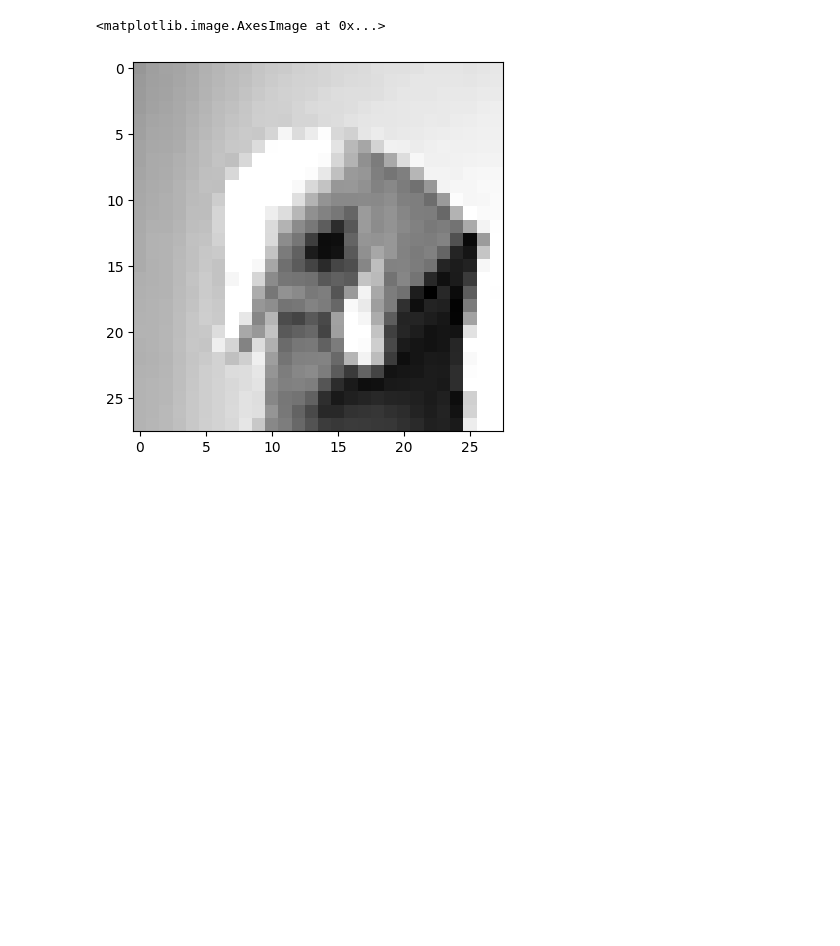
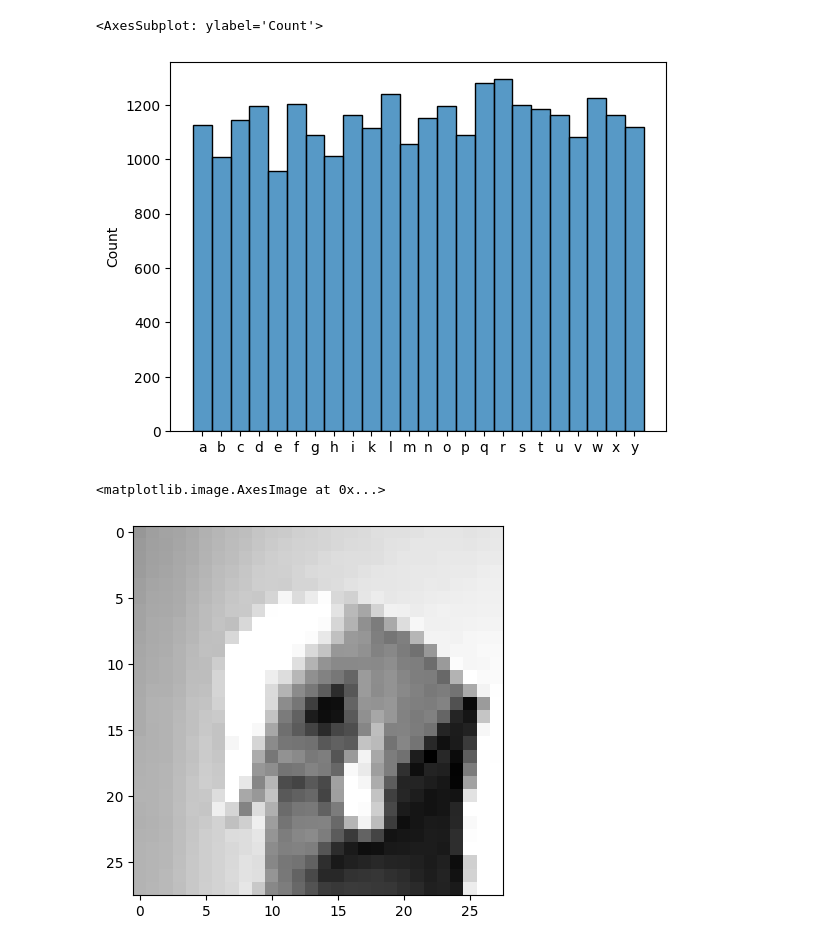
Before and after one commit to DanielHelps/English-sign-language-detection-algorithm, a Jupyter notebook: ASL_CNN.ipynb, the cells around one changed output. Drawn from its saved outputs; the diff is of its cells as text; code cells hidden in the pictures; blank space fills up the shorter version.

```diff
--- a/ASL_CNN.ipynb
+++ b/ASL_CNN.ipynb
@@ -5,6 +6,10 @@ import numpy as np
 import matplotlib.pyplot as plt
 from keras.models import Sequential
 from keras.layers import Conv2D, MaxPool2D, Dropout, Dense, Flatten
+# %%
+import string
+
+letters = dict(zip(list(range(0,26)),string.ascii_lowercase))
 # %%
 ASL_train = pd.read_csv('sign_mnist_train\sign_mnist_train.csv')
 ASL_test = pd.read_csv('sign_mnist_test\sign_mnist_test.csv')
@@ -13,6 +18,14 @@ X_train = ASL_train.drop('label',axis=1)
 y_train = ASL_train['label']
 X_test = ASL_test.drop('label',axis=1)
 y_test = ASL_test['label']
+# %%
+y_train_letters = np.array([letters[x] for x in y_train])
+y_train_letters.sort()
+# np.array(y_train_letters)
+sns.histplot(data=y_train_letters)
+# %% [output]
+<AxesSubplot: ylabel='Count'>
+[figure, added]
 # %%
 X_train = X_train.to_numpy()
 X_test = X_test.to_numpy()
```
Also changed, not shown: parts of 13 cells of this notebook, 1 other file.
